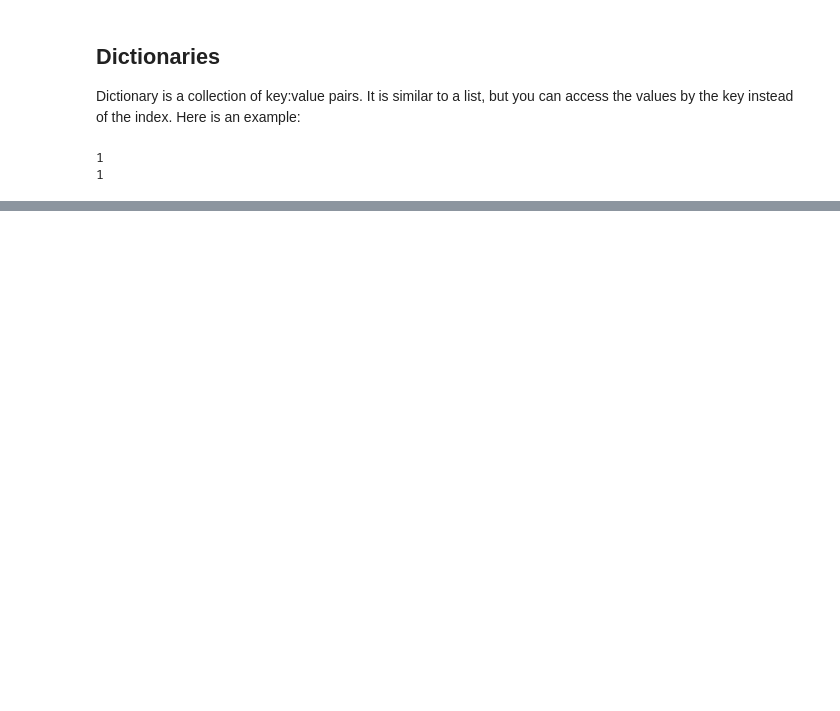
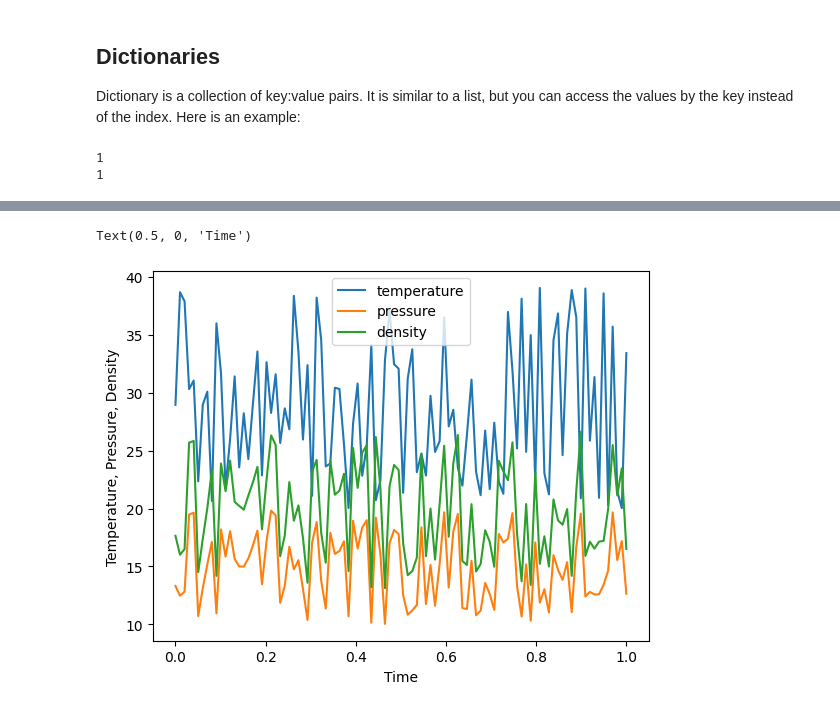
Before and after one commit to clint-bg/comptools, a Jupyter notebook: _build/jupyter_execute/lectures/02-Arrays.ipynb, the cells around one changed output, grey strips where cells are left out. Saved outputs shown, nothing was run; the diff lists cells and outputs as text; code cells hidden in the pictures; blank space fills up the shorter version.

```diff
--- a/_build/jupyter_execute/lectures/02-Arrays.ipynb
+++ b/_build/jupyter_execute/lectures/02-Arrays.ipynb
@@ -99,0 +235,2 @@ Dictionaries can be very helpful when you have data and you want to access it by
+# %%
+spreadsheet = {'time':np.linspace(0,1,100),'temperature':np.random.rand(100)*20+20,'pressure':np.random.rand(100)*10+10}
@@ -99,0 +261,4 @@ Dictionaries can be very helpful when you have data and you want to access it by
+# %%
+import pandas as pd
+df = pd.DataFrame(spreadsheet)
+df.head()
@@ -99,0 +272,3 @@ Dictionaries can be very helpful when you have data and you want to access it by
+# %%
+#generate a third column based on the values in the first two columns
+df['density'] = df['pressure']*1e4/(df['temperature']+273)*0.04
@@ -99,0 +284,8 @@ Dictionaries can be very helpful when you have data and you want to access it by
+# %%
+#plot the data
+plt = df.plot(x='time',y=['temperature','pressure','density'])
+plt.set_ylabel('Temperature, Pressure, Density')
+plt.set_xlabel('Time')
+# %% [output]
+Text(0.5, 0, 'Time')
+[figure, added]
```
Also changed, not shown: parts of 75 cells of this notebook, 21 other files.
